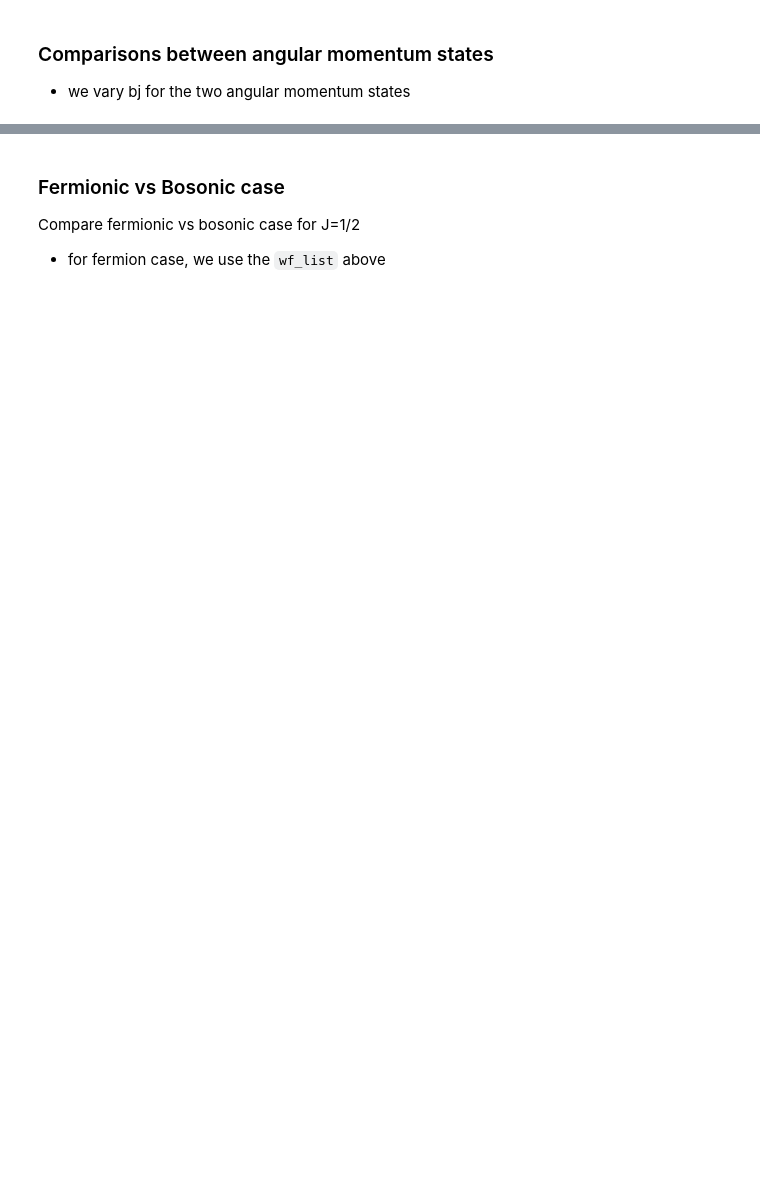
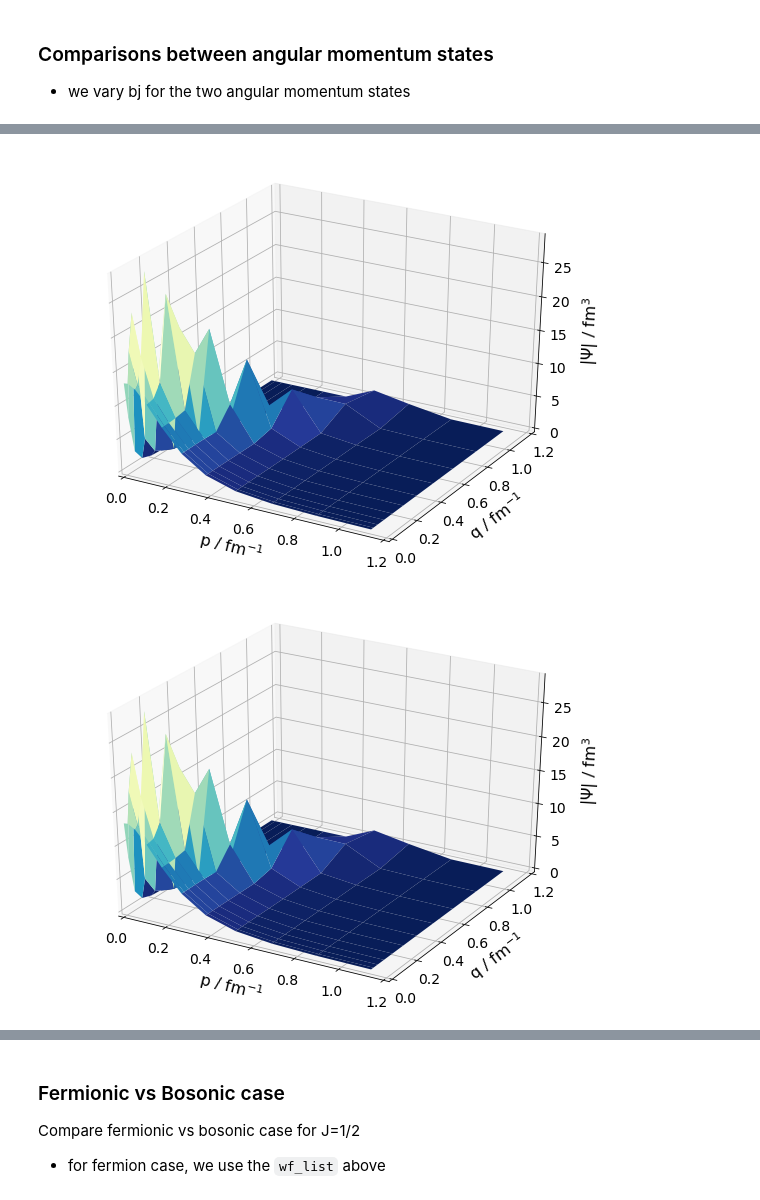
Before and after one commit to kwat0308/CompPhysWS2122, a Jupyter notebook: final_project/notebooks/tfbs_eval.ipynb, the cells around one changed output, grey strips where cells are left out. Drawn from its saved outputs; the diff is of its cells as text; code cells hidden in the pictures; blank space fills up the shorter version.

```diff
--- a/final_project/notebooks/tfbs_eval.ipynb
+++ b/final_project/notebooks/tfbs_eval.ipynb
@@ -260,7 +418,7 @@ for bj_idx, bj in enumerate(bj_list):
 # %%
 # 3d plots
 
-bj_list=[0.5]
+bj_list=[0.5, 1.5]
 # momentum grids are the same for each kernel, so can just use any of them
 # pgrid = kernel.pgrid
 # qgrid = kernel.qgrid
@@ -279,40 +437,52 @@ for bj_idx, bj in enumerate(bj_list):
     k = wf_list[bj_idx]["kernel"]
     pgrid = k.pgrid
     qgrid = k.qgrid
 
     # alpha_idces = [0, 1, 10, -1]
 
     for alpha_dict in k.qnalpha:
         # quantum numbers associated to this particular alpha index
         # alpha_list = k.qnalpha[alpha_idx]
         # print(alpha_list)
         alpha_idx = alpha_dict["alpha"]
-        qm_numbers = [alpha_dict["j"], alpha_dict["j3"], alpha_dict["t"]]
+        qm_numbers = [alpha_dict["l"], alpha_dict["s"], alpha_dict["t"]]
 
-        pmax = 1.2 if bj_idx == 0 else np.max(pgrid)
-        qmax = 1.2 if bj_idx == 0 else np.max(qgrid)
+        # pmax = 1.2 if bj_idx == 0 else np.max(pgrid)
+        # qmax = 1.2 if bj_idx == 0 else np.max(qgrid)
+        pmax=1.2
+        qmax=1.2
         pmax_idx = np.argwhere(pgrid >= pmax)[0][0]
         qmax_idx = np.argwhere(qgrid >= qmax)[0][0]
         pgrid_new = pgrid[:pmax_idx]
         qgrid_new = qgrid[:qmax_idx]
 
         # create combined grid
         P, Q = np.meshgrid(pgrid_new, qgrid_new)
 
         # plotting the results
         wf = np.abs(wf_list[bj_idx]["wf"][alpha_idx,:pmax_idx,:qmax_idx])  # take abs value
 
         fig = plt.figure(figsize=(8,6))
         ax = fig.add_subplot(111, projection='3d')
         im = ax.plot_surface(P, Q, wf,cmap=plt.cm.YlGnBu_r)
-        ax.set_xlabel("p / fm", fontsize=12)
-        ax.set_ylabel("q / fm", fontsize=12)
-        ax.set_zlabel("$|\Psi|$", fontsize=12)
+        ax.set_xlabel("p / fm$^{{-1}}$", fontsize=16, labelpad=10)
+        ax.set_ylabel("q / fm$^{{-1}}$", fontsize=16, labelpad=10)
+        ax.set_zlabel("$|\Psi|$ / fm$^3$", fontsize=16, labelpad=10)
         ax.set_xlim([0,pmax])
         ax.set_ylim([0,qmax])
-        ax.set_title("Wavefunction with $j_{{12}}={0}, j_3={1}, t_{{12}}={2}$ for $J={3}$".format(*qm_numbers, bj))
+        # ax.set_title("Wavefunction with $j_{{12}}={0}, j_3={1}, t_{{12}}={2}$ for $J={3}$".format(*qm_numbers, bj))
 
-        cbar = fig.colorbar(im)
-        cbar.ax.set_ylabel("$|\Psi|$ / fm$^3$", fontsize=14)
+        # cbar = fig.colorbar(im)
+        # cbar.ax.set_ylabel("$|\Psi|$ / fm$^3$", fontsize=14)
 
-        plt.savefig(os.path.join(ferm_path, ferm_3d_templ.format(alpha_idx, bj)))
+        # ax.set_xlabel("p / fm$^{{-1}}$", fontsize=16, labelpad=12)
+        # ax.set_ylabel("p' / fm$^{{-1}}$", fontsize=16, labelpad=12)
+        # ax.set_zlabel(r"$t_{\alpha}(p,p^\prime,q)$", fontsize=16, labelpad=10)
+        ax.tick_params(axis='both', which='major', labelsize=14)
+
+        fig.tight_layout()
+
+        plt.savefig(os.path.join(ferm_path, ferm_3d_templ.format(alpha_idx, bj)), dpi=300)
+# %% [output]
+[figure, added]
+[figure, added]
```
Also changed, not shown: parts of 23 cells of this notebook.
